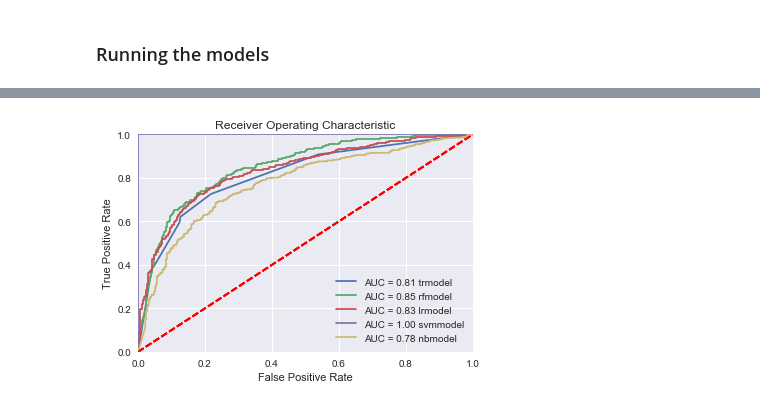
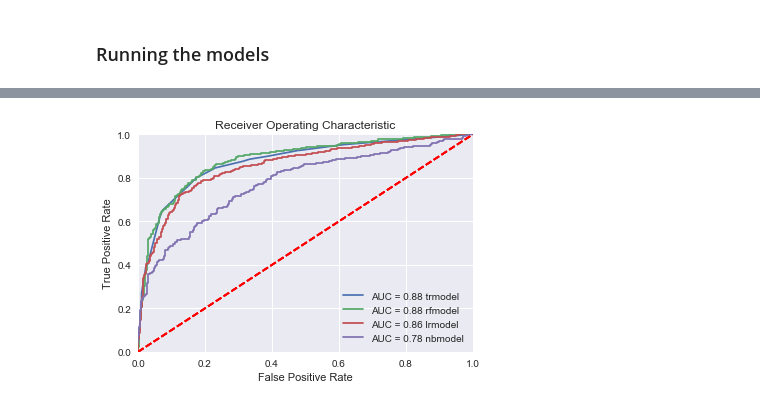
Before and after one commit to davidmasse/freelancer-rates, a Jupyter notebook: classify.ipynb, the cells around one changed output, grey strips where cells are left out. Saved outputs shown, nothing was run; the diff lists cells and outputs as text; code cells hidden in the pictures.

```diff
--- a/classify.ipynb
+++ b/classify.ipynb
@@ -270,6 +274,6 @@ X.skills = X.skills.map(lambda li: len(li))
 fn = lambda row: len(row.headline) # define a function for the new column
 X = X.assign(head_len = X.apply(fn, axis=1).values)
 # %%
-fn = lambda row: len(row.headline.split(' ')) # define a function for the new column
-X = X.assign(head_num_words = X.apply(fn, axis=1).values)
+fn = lambda row: len(row.headline) // len(row.headline.split(' '))
+X = X.assign(hd_wrd_len = X.apply(fn, axis=1).values)
 # %%
@@ -277,7 +281,7 @@ fn = lambda row: len(row.bio) # define a function for the new column
 X = X.assign(bio_len = X.apply(fn, axis=1).values)
 # %%
-fn = lambda row: len(row.bio.split(' ')) # define a function for the new column
-X = X.assign(bio_num_words = X.apply(fn, axis=1).values)
+fn = lambda row: len(row.bio) // len(row.bio.split(' '))
+X = X.assign(bio_wrd_len = X.apply(fn, axis=1).values)
 # %%
 X.head()
 # %% [output]
@@ -421,7 +425,7 @@ norm_dum.head()
 # %%
 cv = 4
 # %%
-tr = DecisionTreeClassifier(max_depth = 3)
+tr = DecisionTreeClassifier(max_depth = 5)
 trmodel = tr.fit(result_dum, y)
 # %%
 trmodel.score(result_dum, y)
@@ -590,10 +593,0 @@ np.mean(cross_val_score(nnbmodel, norm_dum, y, scoring = 'roc_auc', cv = 4))
-# %%
-model = Sequential()
-model.add(Dense(10, input_dim=22, activation='relu'))
-model.add(Dropout(0.4))
-model.add(Dense(6, input_dim=22, activation='relu'))
-model.add(Dropout(0.4))
-model.add(Dense(1, activation = 'sigmoid'))
-model.compile(loss='binary_crossentropy', optimizer='adam', metrics=['accuracy'])
-hist = model.fit(norm_dum, y, validation_split = 0.25, batch_size=10,
-                 epochs=100, verbose = True)
@@ -642,8 +607,9 @@ def plot_roc(model, name):
     plt.ylabel('True Positive Rate')
     plt.xlabel('False Positive Rate')
 # %%
-for md, nm in [(trmodel, 'trmodel'), (rfmodel, 'rfmodel'), (lrmodel, 'lrmodel'), (svmmodel, 'svmmodel'), (nbmodel, 'nbmodel')]:
+# (svmmodel, 'svmmodel') - why is this AUC = 1.00?
+for md, nm in [(trmodel, 'trmodel'), (rfmodel, 'rfmodel'), (lrmodel, 'lrmodel'), (nbmodel, 'nbmodel')]:
     plot_roc(md, nm)
 plt.show()
 # %% [output]
-[figure, old version]
+[figure, new version]
```
Also changed, not shown: parts of 54 cells of this notebook, 21 other files.
